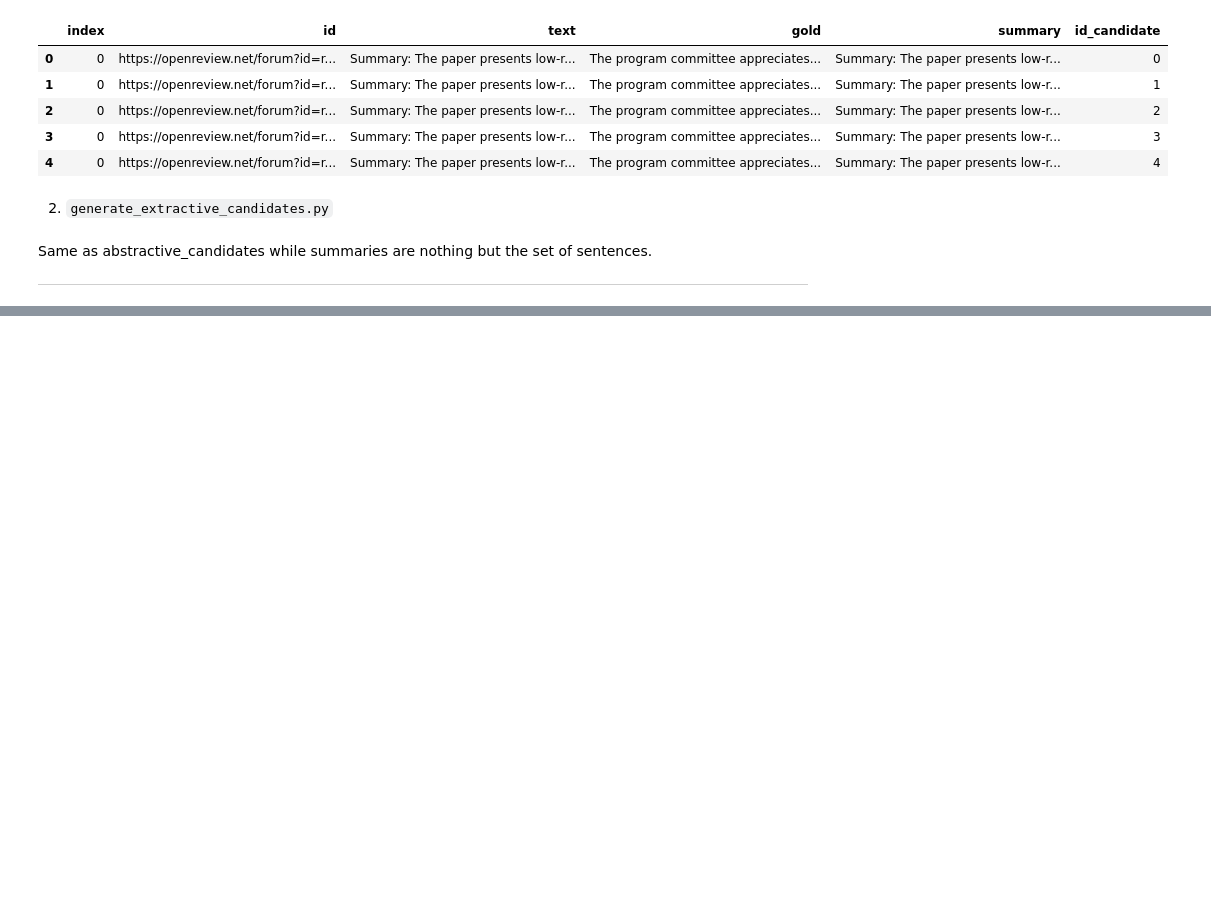
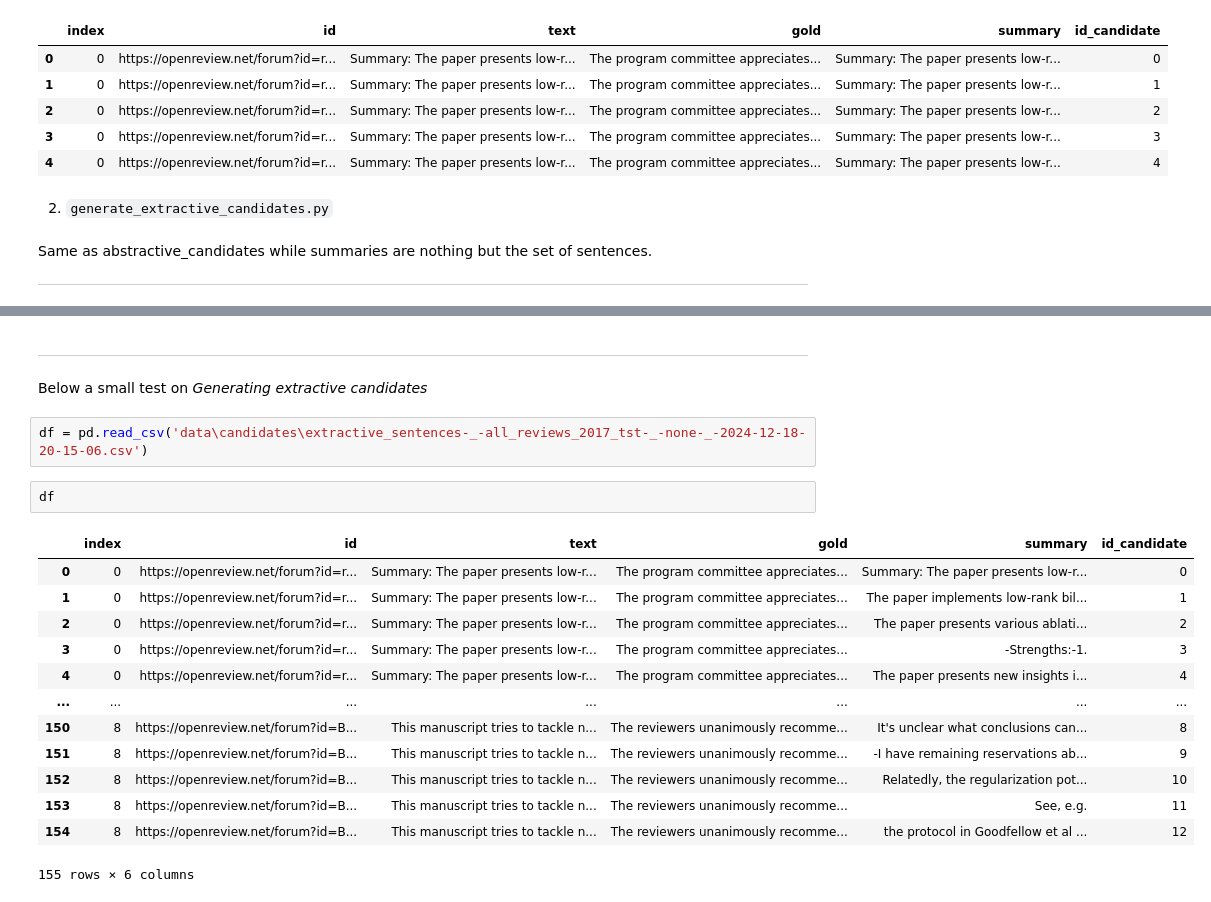
Before and after one commit to alialhousseini/glimpse-mds, a Jupyter notebook: notebook.ipynb, the cells around one changed output, grey strips where cells are left out. Cells and saved outputs as stored; diff of their text form; blank space fills up the shorter version.

```diff
--- a/notebook.ipynb
+++ b/notebook.ipynb
@@ -239,0 +370,22 @@ Next step is to discover `glimpse/evaluate` where a set of evaluators is introdu
+# %% [markdown]
+_____
+
+Below a small test on *Generating extractive candidates*
+# %%
+df = pd.read_csv('data\candidates\extractive_sentences-_-all_reviews_2017_tst-_-none-_-2024-12-18-20-15-06.csv')
+# %%
+df
+# %% [output]
+|  | index | id | text | gold | summary | id_candidate |
+| 0 | 0 | https://openreview.net/forum?id=r... | Summary: The paper presents low-r... | The program committee appreciates... | Summary: The paper presents low-r... | 0 |
+| 1 | 0 | https://openreview.net/forum?id=r... | Summary: The paper presents low-r... | The program committee appreciates... | The paper implements low-rank bil... | 1 |
+| 2 | 0 | https://openreview.net/forum?id=r... | Summary: The paper presents low-r... | The program committee appreciates... | The paper presents various ablati... | 2 |
+| 3 | 0 | https://openreview.net/forum?id=r... | Summary: The paper presents low-r... | The program committee appreciates... | -Strengths:-1. | 3 |
+| 4 | 0 | https://openreview.net/forum?id=r... | Summary: The paper presents low-r... | The program committee appreciates... | The paper presents new insights i... | 4 |
+| ... | ... | ... | ... | ... | ... | ... |
+| 150 | 8 | https://openreview.net/forum?id=B... | This manuscript tries to tackle n... | The reviewers unanimously recomme... | It's unclear what conclusions can... | 8 |
+| 151 | 8 | https://openreview.net/forum?id=B... | This manuscript tries to tackle n... | The reviewers unanimously recomme... | -I have remaining reservations ab... | 9 |
+| 152 | 8 | https://openreview.net/forum?id=B... | This manuscript tries to tackle n... | The reviewers unanimously recomme... | Relatedly, the regularization pot... | 10 |
+| 153 | 8 | https://openreview.net/forum?id=B... | This manuscript tries to tackle n... | The reviewers unanimously recomme... | See, e.g. | 11 |
+| 154 | 8 | https://openreview.net/forum?id=B... | This manuscript tries to tackle n... | The reviewers unanimously recomme... | the protocol in Goodfellow et al ... | 12 |
+155 rows × 6 columns
```
Also changed, not shown: parts of 17 cells of this notebook, 3 other files.
